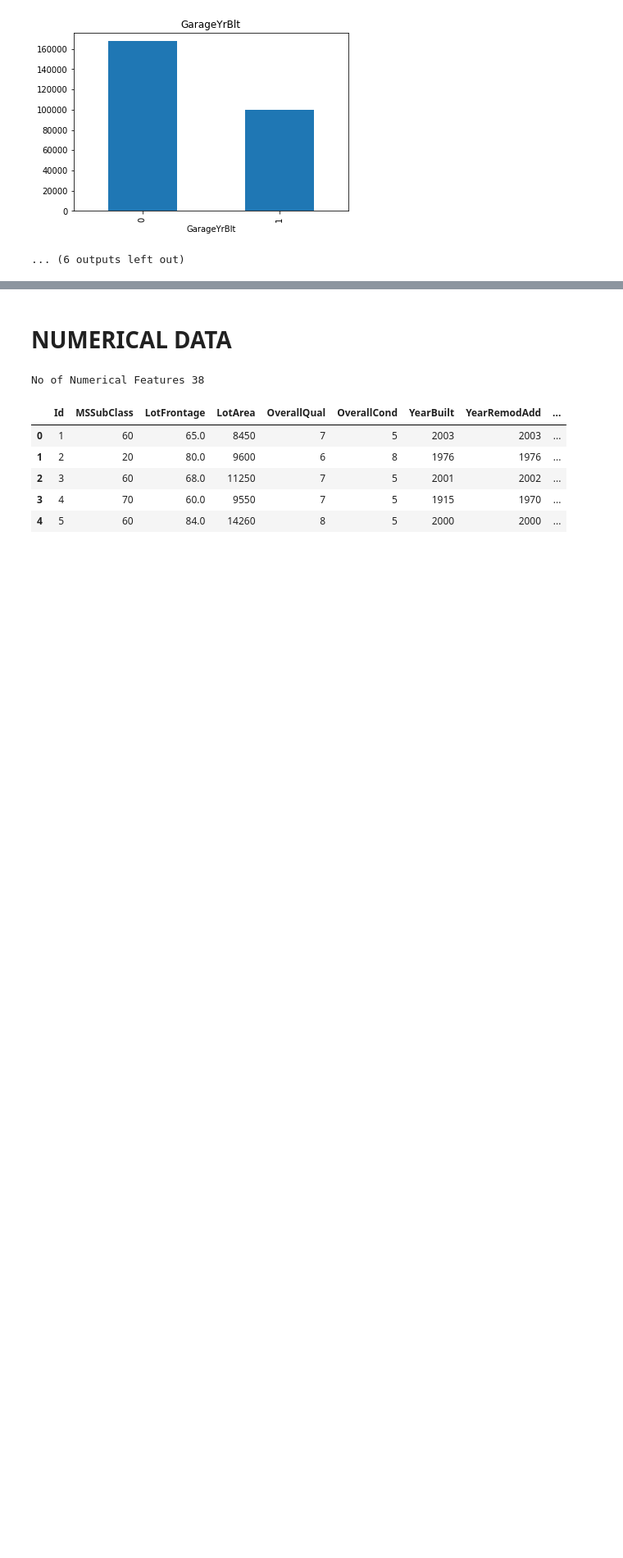
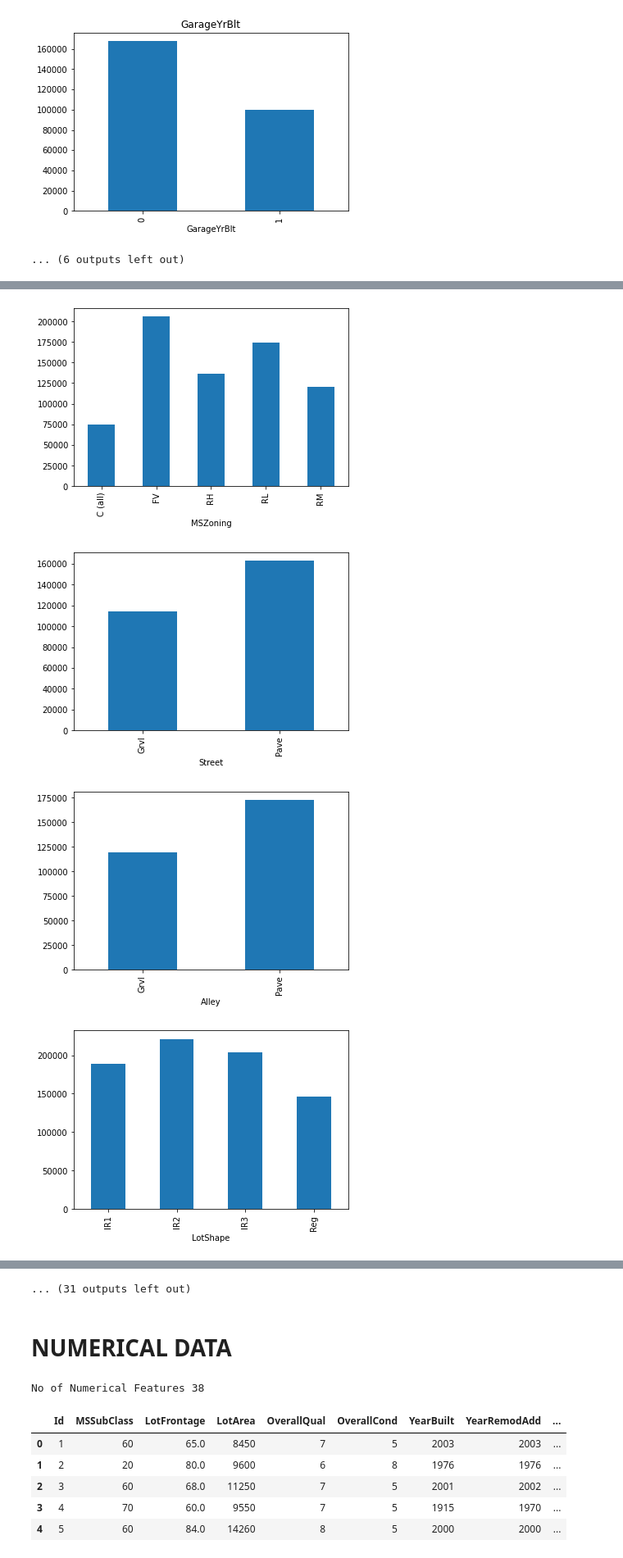
Before and after one commit to S1mple0099/EDA, a Jupyter notebook: House Price/House_Price_EDA.ipynb, the cells around one changed output, grey strips where cells are left out. Shown at 82% size. Cells and saved outputs as stored; diff of their text form; code cells hidden in the pictures; blank space fills up the shorter version.

```diff
--- a/House Price/House_Price_EDA.ipynb
+++ b/House Price/House_Price_EDA.ipynb
@@ -108,0 +109,6 @@ for feature in features_with_na:
+# %%
+categorical_features = [ features
+                          for features in train.columns
+                            if train[features].dtype == 'O']
+
+len(categorical_features)
@@ -108,0 +126,3 @@ for feature in features_with_na:
+# %%
+for feature in categorical_features:
+  print( feature, len(train[feature].unique()), train[feature].unique())
@@ -108,0 +147,11 @@ for feature in features_with_na:
+# %%
+for feature in categorical_features:
+  data = train.copy()
+  data.groupby(feature)['SalePrice'].median().plot.bar()
+  plt.xlabel(feature)
+  plt.show()
+# %% [output]
+[figure, added]
+[figure, added]
+[figure, added]
+[figure, added]
@@ -109,3 +166,4 @@ for feature in features_with_na:
+... (31 outputs left out)
 # %% [markdown]
 # **NUMERICAL DATA**
 # %%
```
Also changed, not shown: parts of 11 cells of this notebook, 1 other file.
